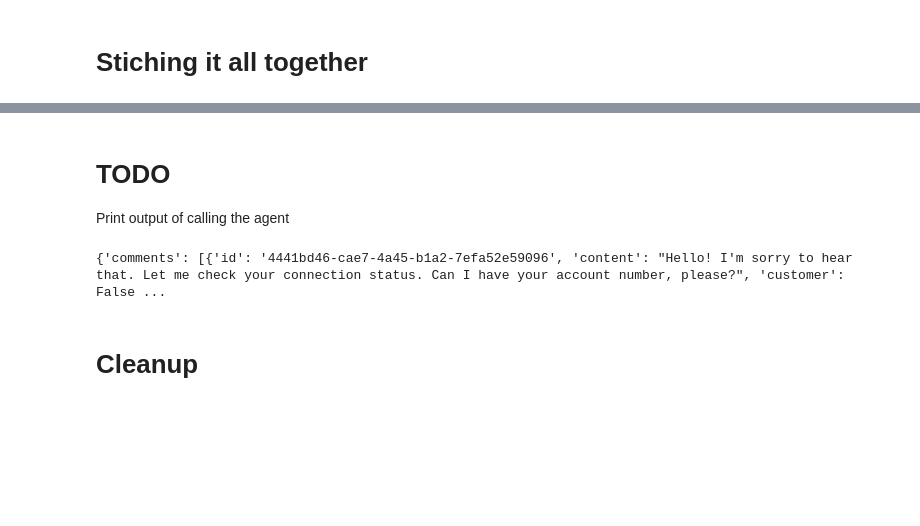
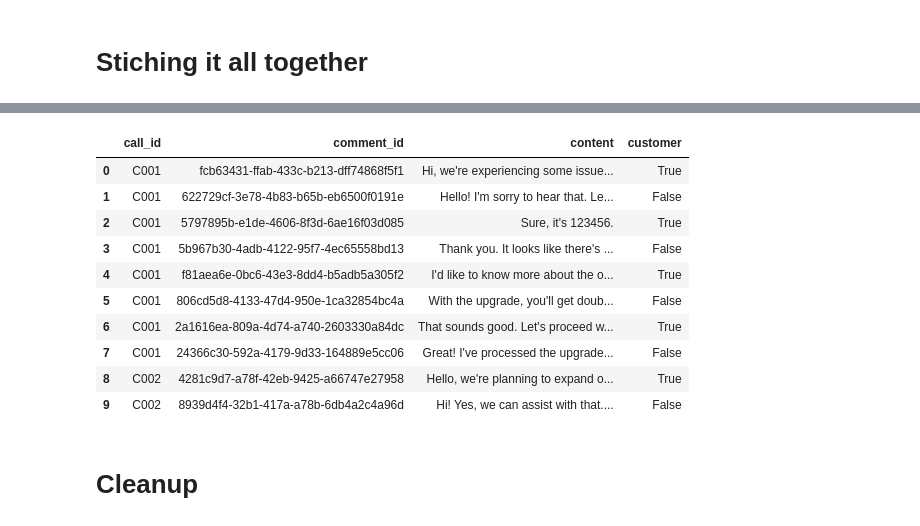
Before and after one commit to neo4j-field/call-transcripts-automation, a Jupyter notebook: students/2_PostIngestionProcessing.ipynb, the cells around one changed output, grey strips where cells are left out. Saved outputs shown, nothing was run; the diff lists cells and outputs as text; code cells hidden in the pictures; blank space fills up the shorter version.

```diff
--- a/students/2_PostIngestionProcessing.ipynb
+++ b/students/2_PostIngestionProcessing.ipynb
@@ -32,6 +32,7 @@ if os.path.exists('aura.txt'):
 
      AURA_API_CLIENT_ID=os.getenv('AURA_API_CLIENT_ID')
      AURA_API_CLIENT_SECRET=os.getenv('AURA_API_CLIENT_SECRET')
+     AURA_API_TENANT_ID=os.getenv('AURA_API_TENANT_ID')
 
      IS_AURA = os.environ.get("AURA", True) is True
 
@@ -41,6 +42,7 @@ if os.path.exists('aura.txt'):
 
 print(IS_AURA)
 print(AZURE_OPENAI_API_KEY)
+print(AURA_API_TENANT_ID)
 # %% [output]
 True
 6CgahPtoFmvzqh2gsBzef795O95YTMrIHg4KqNjYfOjvbC3BTdXmJQQJ99BCACYeBjFXJ3w3AAABACOGtZuK
@@ -840,7 +843,7 @@ comment_vector_db, entity_vector_db, observation_vector_db, process_element_vect
 session_name = "process_discovery_gds_session"
 gds = create_graph_data_science_session(session_name)
 
-process_discovery_agent(graph_db, gds, session_name).invoke({"calls": []})
+res = process_discovery_agent(graph_db, gds, session_name).invoke({"calls": []})
 # %% [output]
 Getting calls from Neo4j...
 Merging process element observations batch 0
@@ -880,13 +866,32 @@ Naming canonical process elements for batch 3...
-# %% [markdown]
-# TODO
-Print output of calling the agent
-# %%
-print(res)
-
-# df = pd.DataFrame([dict(comments) for comment in res.comments])
-# df[:10]
-# %% [output]
-{'comments': [{'id': '4441bd46-cae7-4a45-b1a2-7efa52e59096', 'content': "Hello! I'm sorry to hear that. Let me check your connection status. Can I have your account number, please?", 'customer': False ...
+# %%
+# Extracting comments and transforming into a DataFrame
+rows = []
+for call in res['calls']:
+    call_id = call['id']
+    for comment in call['comments']:
+        rows.append({
+            'call_id': call_id,
+            'comment_id': comment['id'],
+            'content': comment['content'],
+            'customer': comment['customer']
+        })
+
+# Create DataFrame
+df = pd.DataFrame(rows)
+
+df[:10]
+# %% [output]
+|  | call_id | comment_id | content | customer |
+| 0 | C001 | fcb63431-ffab-433c-b213-dff74868f5f1 | Hi, we're experiencing some issue... | True |
+| 1 | C001 | 622729cf-3e78-4b83-b65b-eb6500f0191e | Hello! I'm sorry to hear that. Le... | False |
+| 2 | C001 | 5797895b-e1de-4606-8f3d-6ae16f03d085 | Sure, it's 123456. | True |
+| 3 | C001 | 5b967b30-4adb-4122-95f7-4ec65558bd13 | Thank you. It looks like there's ... | False |
+| 4 | C001 | f81aea6e-0bc6-43e3-8dd4-b5adb5a305f2 | I'd like to know more about the o... | True |
+| 5 | C001 | 806cd5d8-4133-47d4-950e-1ca32854bc4a | With the upgrade, you'll get doub... | False |
+| 6 | C001 | 2a1616ea-809a-4d74-a740-2603330a84dc | That sounds good. Let's proceed w... | True |
+| 7 | C001 | 24366c30-592a-4179-9d33-164889e5cc06 | Great! I've processed the upgrade... | False |
+| 8 | C002 | 4281c9d7-a78f-42eb-9425-a66747e27958 | Hello, we're planning to expand o... | True |
+| 9 | C002 | 8939d4f4-32b1-417a-a78b-6db4a2c4a96d | Hi! Yes, we can assist with that.... | False |
 # %% [markdown]
 # Cleanup
 # %%
```
Also changed, not shown: parts of 3 cells of this notebook.
